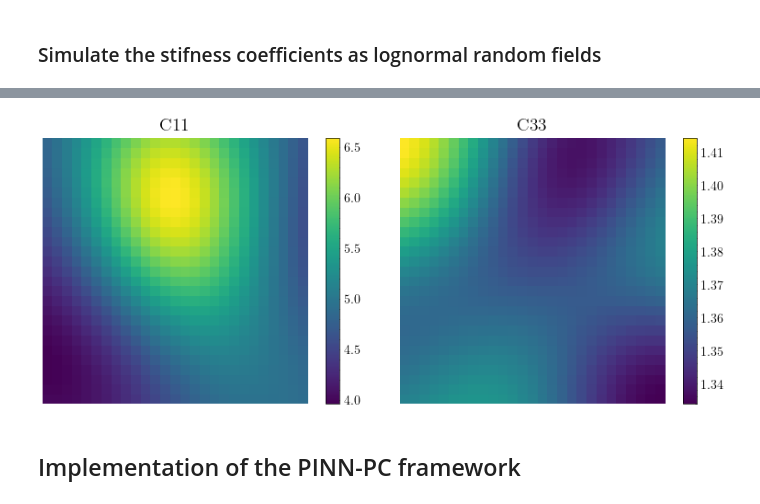
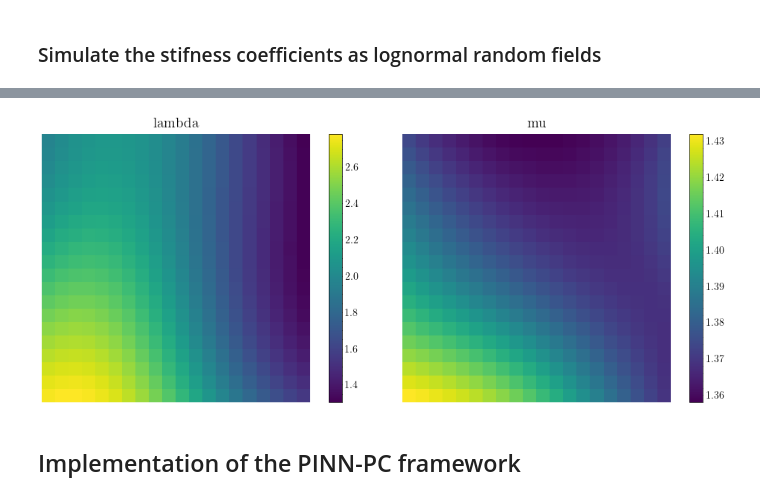
Before and after one commit to bonneted/PINN-PC, a Jupyter notebook: composite plate/pinn.ipynb, the cells around one changed output, grey strips where cells are left out. Drawn from its saved outputs; the diff is of its cells as text; code cells hidden in the pictures.

```diff
--- a/composite plate/pinn.ipynb
+++ b/composite plate/pinn.ipynb
@@ -102,46 +140,34 @@ The 8 first modes explain 95.00% of the variance.
-# %%
-# Simulate Gaussian Random Field using K-L expansion
-def C_from_xi(xi, eig_values, eig_vectors, C_param):
-    """Compute the Gaussian Random Field from the KL expansion."""
-    N = int(np.sqrt(eig_vectors.shape[0]))
-    Nsim = xi.shape[0]
-    XC = eig_vectors @ (np.sqrt(eig_values) * xi).T
-    C = np.exp(C_param[0] + C_param[1] * XC)
-    C = C.reshape((N, N, Nsim))
-    return C
-
-def dC_from_xi(xi, eig_values, eig_vectors, eig_vectors_dx, eig_vectors_dy, C_param):
-    """Compute the gradient of the Gaussian Random Field from the KL expansion."""
-    N = int(np.sqrt(eig_vectors.shape[0]))
-    Nsim = xi.shape[0]
-    XC = eig_vectors @ (np.sqrt(eig_values) * xi).T
-    dXC_dx = eig_vectors_dx @ (np.sqrt(eig_values) * xi).T
-    dXC_dy = eig_vectors_dy @ (np.sqrt(eig_values) * xi).T
-    dC_dx = C_param[1] * dXC_dx * np.exp(C_param[0] + C_param[1] * XC)
-    dC_dy = C_param[1] * dXC_dy * np.exp(C_param[0] + C_param[1] * XC)
-    return dC_dx.reshape((N, N, Nsim)), dC_dy.reshape((N, N, Nsim))
-
-# Spectral decomposition
-eig_values_C11, eig_vectors_C11 = KL_expansion(grid, correlation_function, C11param, truncation_order)
-eig_values_C33, eig_vectors_C33 = KL_expansion(grid, correlation_function, C33param, truncation_order)
-
-U_C11 = np.random.randn(1,truncation_order)
-U_C33 = np.random.randn(1,truncation_order)
-
-# Compute random coefficients
-C11 = C_from_xi(U_C11, eig_values_C11, eig_vectors_C11, C11param)
-C33 = C_from_xi(U_C33, eig_values_C33, eig_vectors_C33, C33param)
-
-# Visualization
-fig,ax = plt.subplots(1,2,figsize=(8,3.3))
-
-imC11 = pcolor_plot(ax[0], X, Y, C11[:,:,0], "C11")
-fig.colorbar(imC11, ax=ax[0])
-imC33 = pcolor_plot(ax[1], X, Y, C33[:,:,0], "C33")
-fig.colorbar(imC33, ax=ax[1])
-plt.tight_layout()
-# %% [output]
-[figure, removed]
+# %%
+n_xi_samples = 100
+
+load_samples = False
+if load_samples:
+    U_samples = np.load('one_sample/U_samples.npy',allow_pickle=True).item()
+    xi_C11 = U_samples['U_C11']
+    xi_C33 = U_samples['U_C33']
+else:
+    xi_C11 = np.random.randn(n_xi_samples,N**2)
+    xi_C33 = np.random.randn(n_xi_samples,N**2)
+
+
+# Compute random coefficients
+C11 = C_from_xi(xi_C11, eig_values_C11, eig_vectors_C11, C11param)
+C33 = C_from_xi(xi_C33, eig_values_C33, eig_vectors_C33, C33param)
+
+# compute lambda and mu
+lmbd = C11 - 2*C33
+mu = C33
+
+# Plot first realization of lambda and mu fields
+fig,ax = plt.subplots(1,2,figsize=(10,4))
+
+imLambda = pcolor_plot(ax[0], X, Y, lmbd[:,:,0], "lambda")
+fig.colorbar(imLambda, ax=ax[0])
+imMu = pcolor_plot(ax[1], X, Y, mu[:,:,0], "mu")
+fig.colorbar(imMu, ax=ax[1])
+plt.tight_layout()
+# %% [output]
+[figure, added]
 # %% [markdown]
 ## Implementation of the PINN-PC framework
 # %%
```
Also changed, not shown: parts of 18 cells of this notebook, 1 other file.
